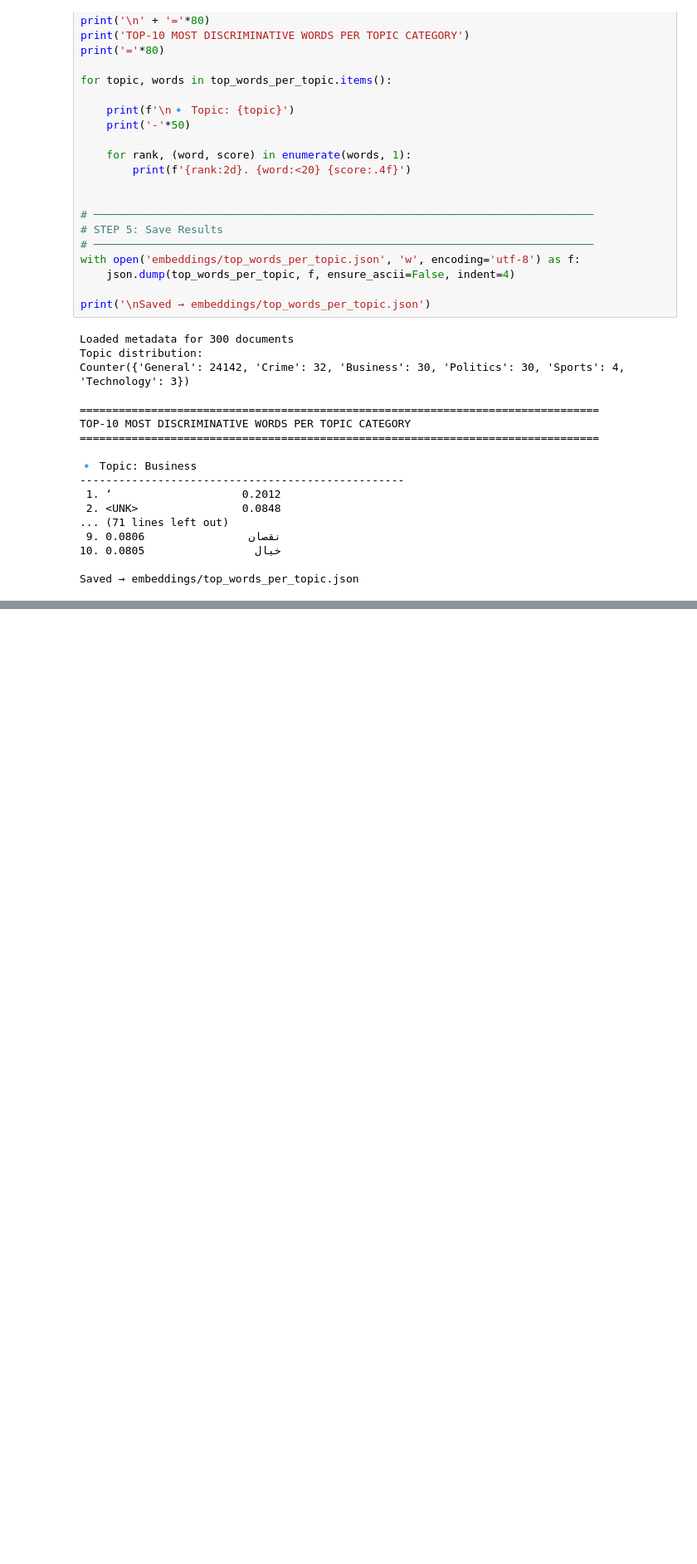
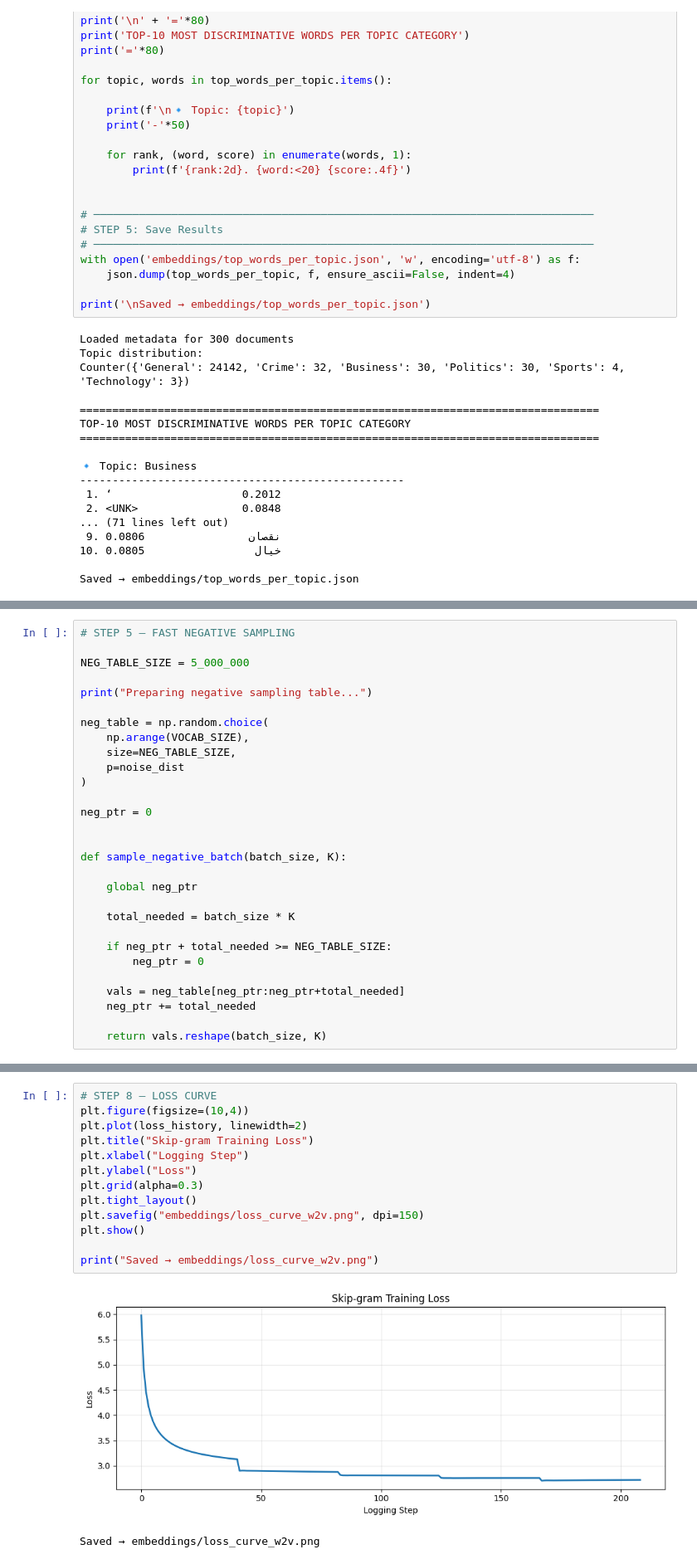
Before and after one commit to aneeqahabib/i23-2631-NLP-Assignment2, a Jupyter notebook: i23-2631_Assignment2_DS_B.ipynb, the cells around one changed output, grey strips where cells are left out. Shown at 83% size. Cells and saved outputs as stored; diff of their text form; blank space fills up the shorter version.

```diff
--- a/i23-2631_Assignment2_DS_B.ipynb
+++ b/i23-2631_Assignment2_DS_B.ipynb
@@ -301,0 +698,29 @@ Saved → embeddings/top_words_per_topic.json
+# %%
+# STEP 5 — FAST NEGATIVE SAMPLING
+
+NEG_TABLE_SIZE = 5_000_000
+
+print("Preparing negative sampling table...")
+
+neg_table = np.random.choice(
+    np.arange(VOCAB_SIZE),
+    size=NEG_TABLE_SIZE,
+    p=noise_dist
+)
+
+neg_ptr = 0
+
+
+def sample_negative_batch(batch_size, K):
+
+    global neg_ptr
+
+    total_needed = batch_size * K
+
+    if neg_ptr + total_needed >= NEG_TABLE_SIZE:
+        neg_ptr = 0
+
+    vals = neg_table[neg_ptr:neg_ptr+total_needed]
+    neg_ptr += total_needed
+
+    return vals.reshape(batch_size, K)
@@ -301,0 +804,16 @@ Saved → embeddings/top_words_per_topic.json
+# %%
+# STEP 8 — LOSS CURVE
+plt.figure(figsize=(10,4))
+plt.plot(loss_history, linewidth=2)
+plt.title("Skip-gram Training Loss")
+plt.xlabel("Logging Step")
+plt.ylabel("Loss")
+plt.grid(alpha=0.3)
+plt.tight_layout()
+plt.savefig("embeddings/loss_curve_w2v.png", dpi=150)
+plt.show()
+
+print("Saved → embeddings/loss_curve_w2v.png")
+# %% [output]
+[figure, added]
+Saved → embeddings/loss_curve_w2v.png
```
Also changed, not shown: parts of 17 cells of this notebook.
